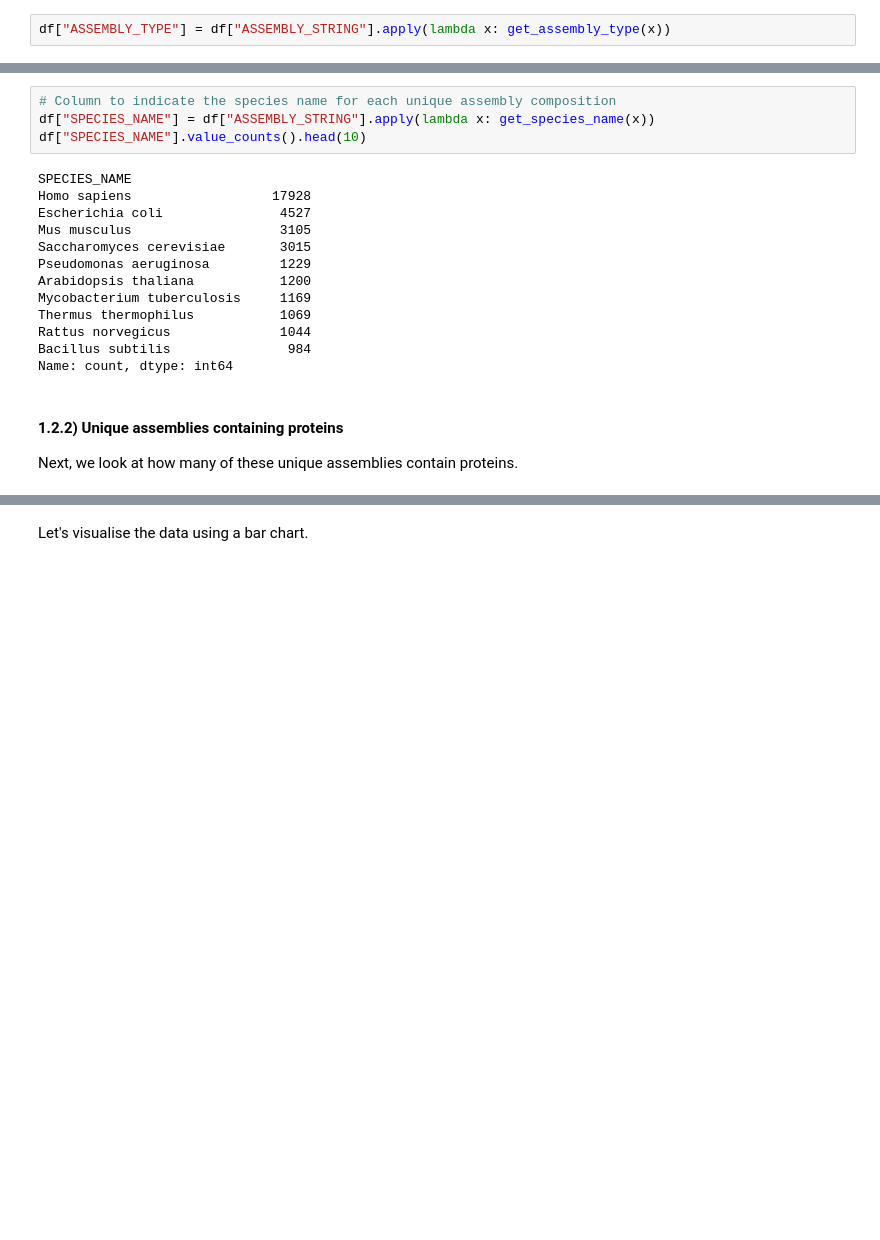
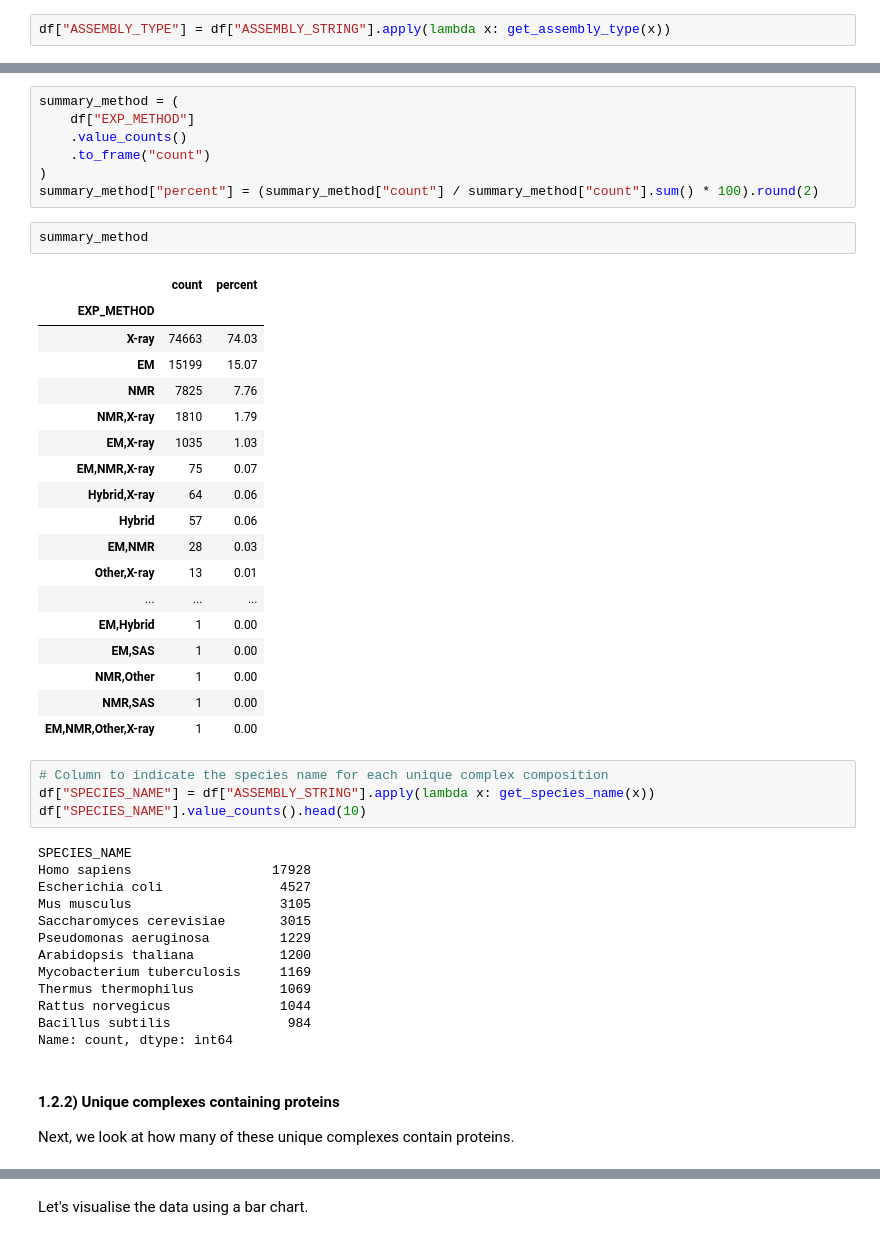
Before and after one commit to PDBe-KB/pdbe-assemblies-analysis, a Jupyter notebook: assemblies_analysis.ipynb, the cells around one changed output, grey strips where cells are left out. Saved outputs shown, nothing was run; the diff lists cells and outputs as text; blank space fills up the shorter version.

```diff
--- a/assemblies_analysis.ipynb
+++ b/assemblies_analysis.ipynb
@@ -459,6 +472,34 @@ EM,Hybrid,NMR,X-ray           4
 Name: count, dtype: int64
+# %%
+summary_method = (
+    df["EXP_METHOD"]
+    .value_counts()
+    .to_frame("count")
+)
+summary_method["percent"] = (summary_method["count"] / summary_method["count"].sum() * 100).round(2)
+# %%
+summary_method
+# %% [output]
+|  | count | percent |
+| EXP_METHOD |  |  |
+| X-ray | 74663 | 74.03 |
+| EM | 15199 | 15.07 |
+| NMR | 7825 | 7.76 |
+| NMR,X-ray | 1810 | 1.79 |
+| EM,X-ray | 1035 | 1.03 |
+| EM,NMR,X-ray | 75 | 0.07 |
+| Hybrid,X-ray | 64 | 0.06 |
+| Hybrid | 57 | 0.06 |
+| EM,NMR | 28 | 0.03 |
+| Other,X-ray | 13 | 0.01 |
+| ... | ... | ... |
+| EM,Hybrid | 1 | 0.00 |
+| EM,SAS | 1 | 0.00 |
+| NMR,Other | 1 | 0.00 |
+| NMR,SAS | 1 | 0.00 |
+| EM,NMR,Other,X-ray | 1 | 0.00 |
 # %%
-# Column to indicate the species name for each unique assembly composition
+# Column to indicate the species name for each unique complex composition
 df["SPECIES_NAME"] = df["ASSEMBLY_STRING"].apply(lambda x: get_species_name(x))
 df["SPECIES_NAME"].value_counts().head(10)
 # %% [output]
@@ -475,9 +516,9 @@ Rattus norvegicus              1044
 Bacillus subtilis               984
 Name: count, dtype: int64
 # %% [markdown]
-#### 1.2.2) Unique assemblies containing proteins
+#### 1.2.2) Unique complexes containing proteins
 
-Next, we look at how many of these unique assemblies contain proteins.
+Next, we look at how many of these unique complexes contain proteins.
 # %%
 # Column to indicate the number of assemblies each unique assembly has
 df["NUM_ASSEMBLIES"] = df["ASSEMBLIES"].apply(lambda x: count_assemblies(x))
```
Also changed, not shown: parts of 151 cells of this notebook.
